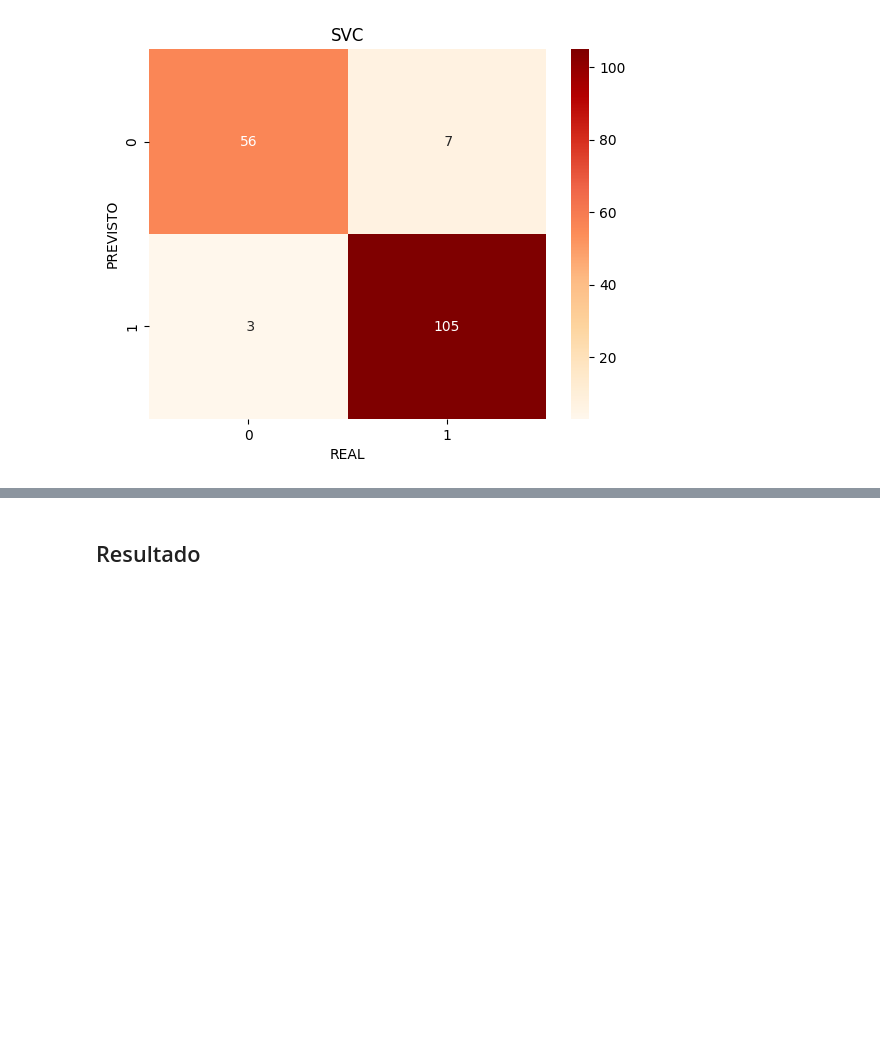
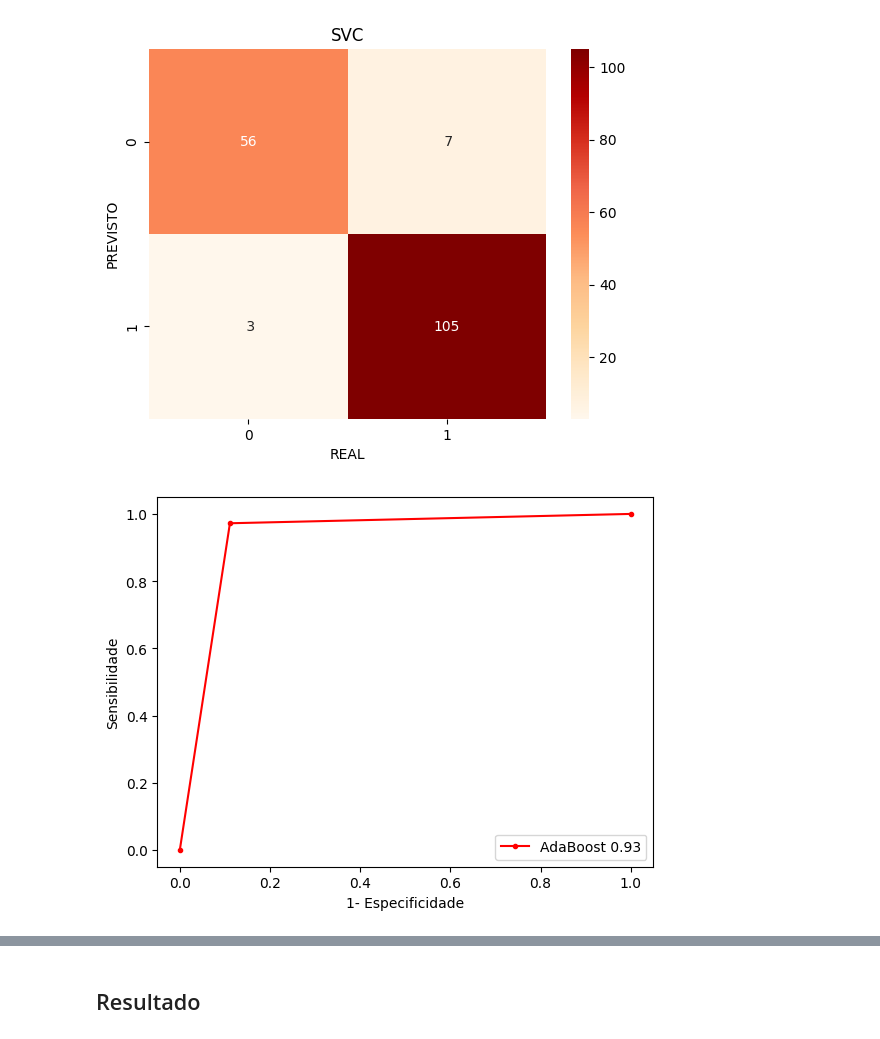
Before and after one commit to enricovivan/ml_python, a Jupyter notebook: ntrb/breast-cancer-certo.ipynb, the cells around one changed output, grey strips where cells are left out. Cells and saved outputs as stored; diff of their text form; code cells hidden in the pictures; blank space fills up the shorter version.

Commit message:
graphics added 2

```diff
--- a/ntrb/breast-cancer-certo.ipynb
+++ b/ntrb/breast-cancer-certo.ipynb
@@ -124,2 +125,16 @@ plt.show()
 # %% [output]
 [figure]
+# %%
+ada_fp, ada_vp, lim1 = roc_curve(y_teste, ada_predict)
+ada_curva_roc = roc_auc_score(y_teste,ada_predict)
+
+plt.plot(ada_fp, ada_vp, marker=".", label="AdaBoost "+str(round(ada_curva_roc, 2)), color="red")
+
+plt.xlabel('1- Especificidade')
+plt.ylabel('Sensibilidade')
+
+plt.legend()
+
+plt.show()
+# %% [output]
+[figure, added]
```
Also changed, not shown: parts of 22 cells of this notebook, 3 other files.
